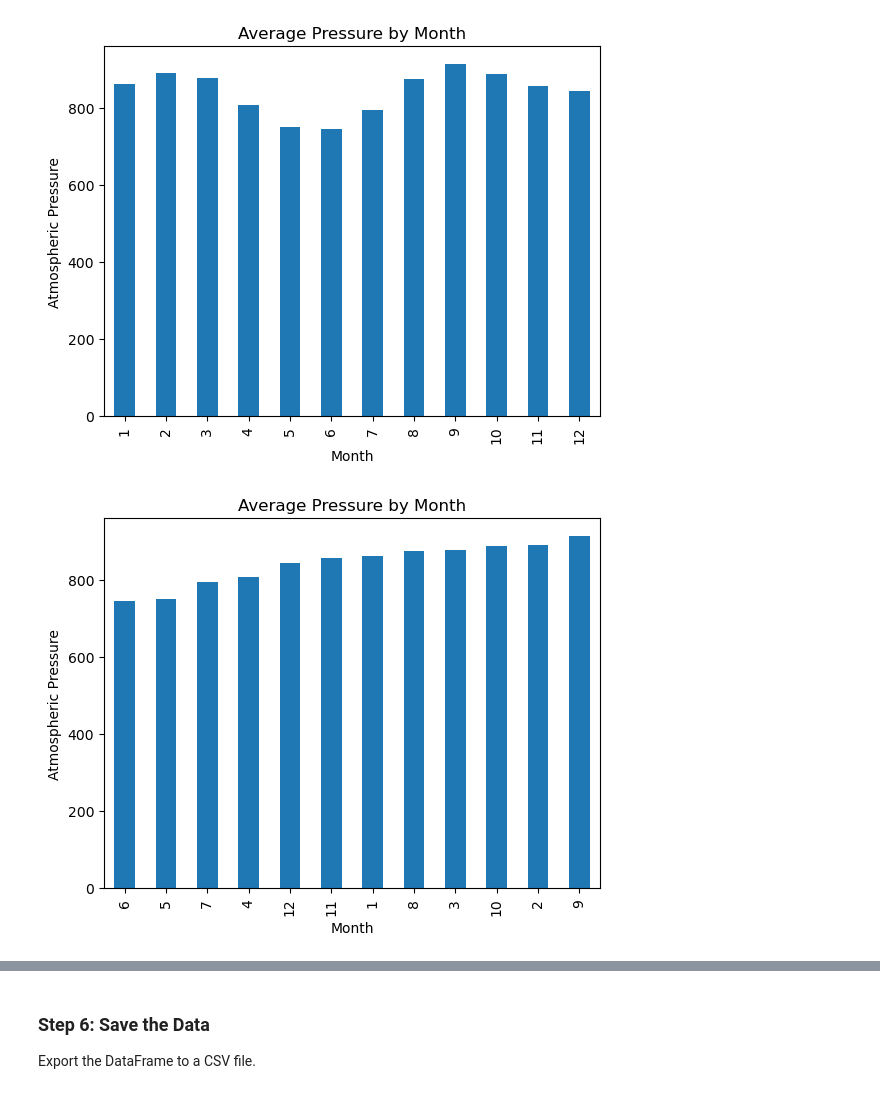
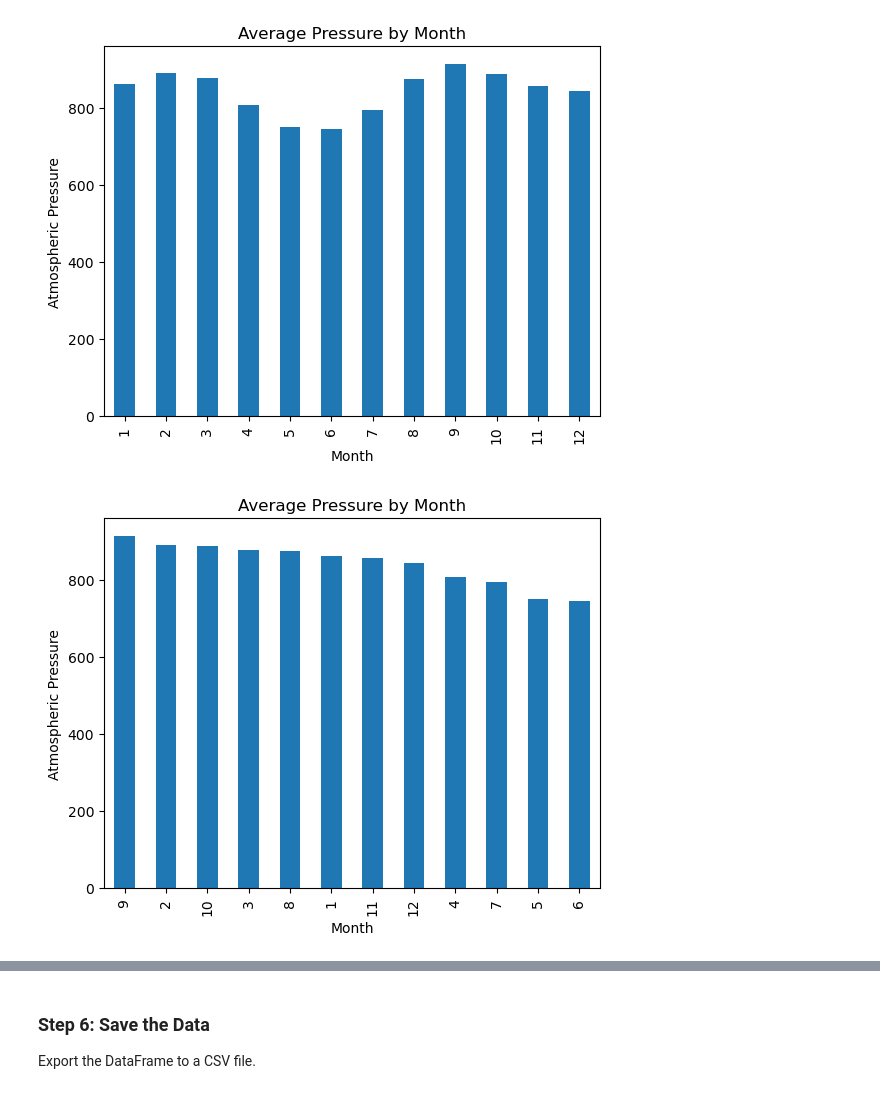
Before and after one commit to RobHuibregtse/web-scraping-challenge, a Jupyter notebook: Mars_weather/part_2_mars_weather.ipynb, the cells around one changed output, grey strips where cells are left out. Drawn from its saved outputs; the diff is of its cells as text; code cells hidden in the pictures.

```diff
--- a/Mars_weather/part_2_mars_weather.ipynb
+++ b/Mars_weather/part_2_mars_weather.ipynb
@@ -236,12 +237,12 @@ plt.show()
 [figure]
 # %%
 # Identify the lowest and highest pressure months in Curiosity's location by sorting the previous graph
-avg_pressures_sorted = avg_pressures.sort_values(ascending=True)
+avg_pressures_sorted = avg_pressures.sort_values(ascending=False)
 avg_pressures_sorted.plot(kind='bar')
 plt.title('Average Pressure by Month')
 plt.xlabel('Month')
 plt.ylabel('Atmospheric Pressure')
 plt.show()
 # %% [output]
-[figure, old version]
+[figure, new version]
 # %%
```
Also changed, not shown: parts of 10 cells of this notebook, 1 other file.
